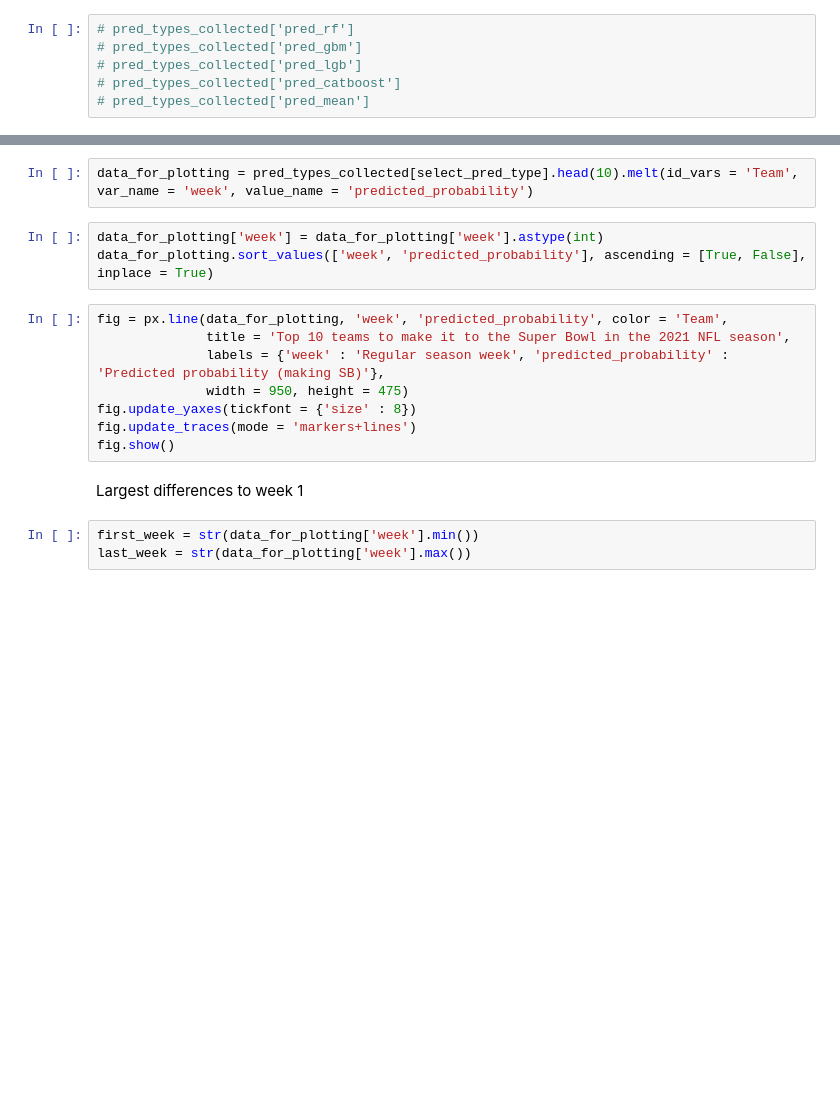
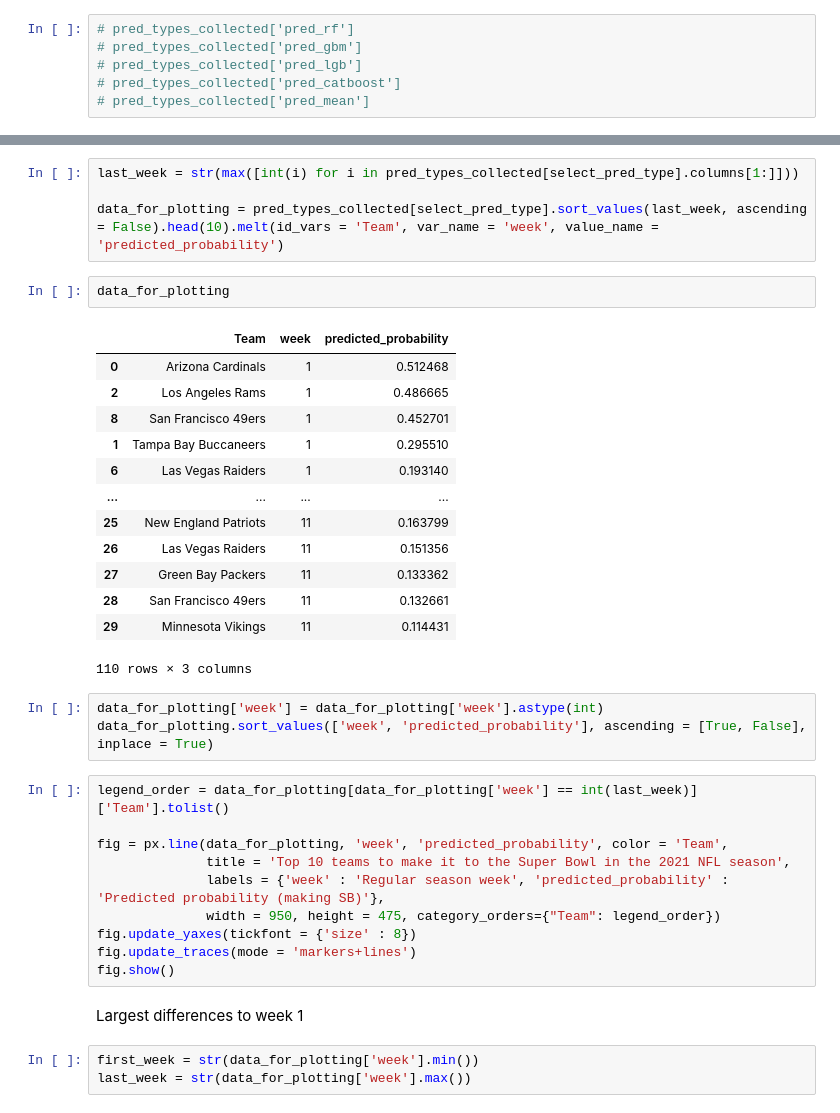
Before and after one commit to kristofrabay/python_practise, a Jupyter notebook: scraping_projects/nfl_model/predictions_2021/collect_weekly_predictions.ipynb, the cells around one changed output, grey strips where cells are left out. Drawn from its saved outputs; the diff is of its cells as text; blank space fills up the shorter version.

```diff
--- a/scraping_projects/nfl_model/predictions_2021/collect_weekly_predictions.ipynb
+++ b/scraping_projects/nfl_model/predictions_2021/collect_weekly_predictions.ipynb
@@ -70,13 +70,33 @@ pred_types_collected[select_pred_type].head()
 # %%
-data_for_plotting = pred_types_collected[select_pred_type].head(10).melt(id_vars = 'Team', var_name = 'week', value_name = 'predicted_probability')
+last_week = str(max([int(i) for i in pred_types_collected[select_pred_type].columns[1:]]))
+
+data_for_plotting = pred_types_collected[select_pred_type].sort_values(last_week, ascending = False).head(10).melt(id_vars = 'Team', var_name = 'week', value_name = 'predicted_probability')
+# %%
+data_for_plotting
+# %% [output]
+|  | Team | week | predicted_probability |
+| 0 | Arizona Cardinals | 1 | 0.512468 |
+| 2 | Los Angeles Rams | 1 | 0.486665 |
+| 8 | San Francisco 49ers | 1 | 0.452701 |
+| 1 | Tampa Bay Buccaneers | 1 | 0.295510 |
+| 6 | Las Vegas Raiders | 1 | 0.193140 |
+| ... | ... | ... | ... |
+| 25 | New England Patriots | 11 | 0.163799 |
+| 26 | Las Vegas Raiders | 11 | 0.151356 |
+| 27 | Green Bay Packers | 11 | 0.133362 |
+| 28 | San Francisco 49ers | 11 | 0.132661 |
+| 29 | Minnesota Vikings | 11 | 0.114431 |
+110 rows × 3 columns
 # %%
 data_for_plotting['week'] = data_for_plotting['week'].astype(int)
 data_for_plotting.sort_values(['week', 'predicted_probability'], ascending = [True, False], inplace = True)
 # %%
+legend_order = data_for_plotting[data_for_plotting['week'] == int(last_week)]['Team'].tolist()
+
 fig = px.line(data_for_plotting, 'week', 'predicted_probability', color = 'Team',
               title = 'Top 10 teams to make it to the Super Bowl in the 2021 NFL season',
               labels = {'week' : 'Regular season week', 'predicted_probability' : 'Predicted probability (making SB)'},
-              width = 950, height = 475)
+              width = 950, height = 475, category_orders={"Team": legend_order})
 fig.update_yaxes(tickfont = {'size' : 8})
 fig.update_traces(mode = 'markers+lines')
 fig.show()
```
Also changed, not shown: parts of 5 cells of this notebook, 2 other files.
